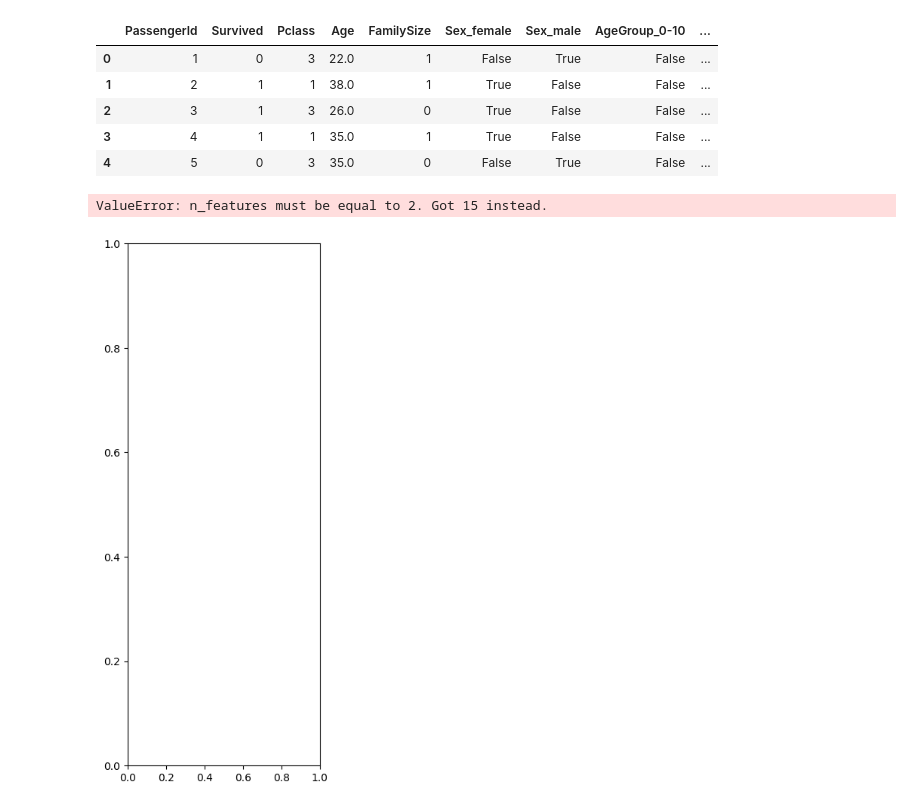
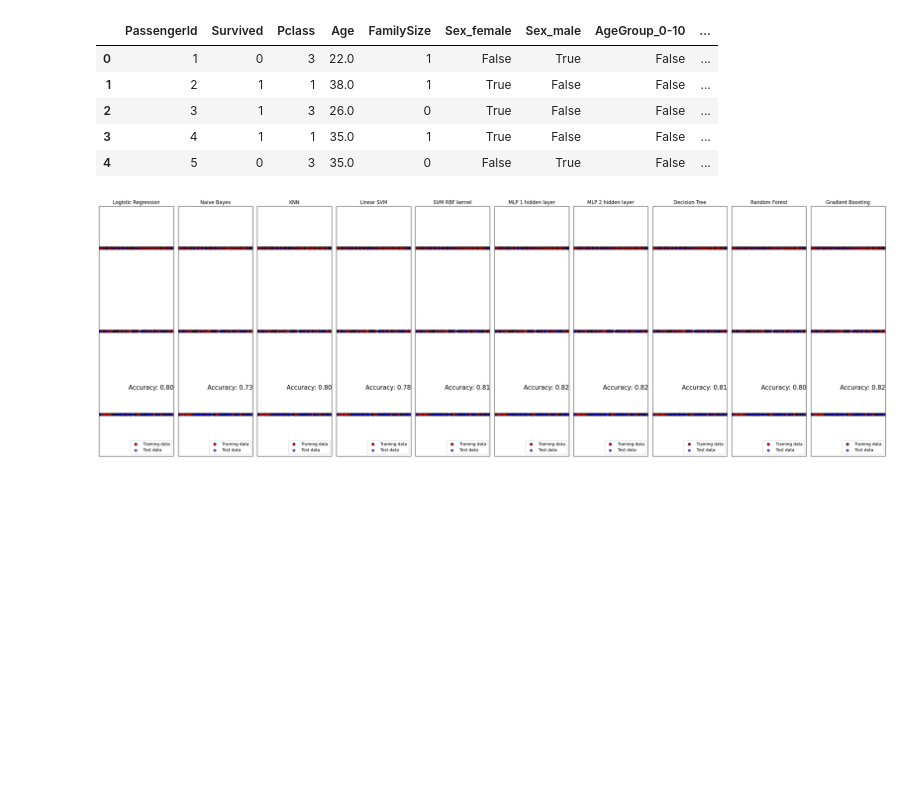
Before and after one commit to gsutjijadi/IBDA2032, a Jupyter notebook: TI5_17/TI5_17.ipynb, the cells around one changed output. Saved outputs shown, nothing was run; the diff lists cells and outputs as text; code cells hidden in the pictures; blank space fills up the shorter version.

Commit message:
membenarkan plotting

```diff
--- a/TI5_17/TI5_17.ipynb
+++ b/TI5_17/TI5_17.ipynb
@@ -75,64 +72,65 @@ kf = KFold(n_splits=5, shuffle=True, random_state=42)
 # %%
 names = [
-    "Nearest Neighbors",
+    "Logistic Regression",
+    "Naive Bayes",
+    "KNN",
     "Linear SVM",
-    "RBF SVM",
+    "SVM RBF kernel",
+    "MLP 1 hidden layer",
+    "MLP 2 hidden layer",
     "Decision Tree",
     "Random Forest",
-    "Neural Net",
-    "Naive Bayes",
+    "Gradient Boosting"
 ]
 
 classifiers = [
+    LogisticRegression(),
+    GaussianNB(),
     KNeighborsClassifier(3),
     SVC(kernel="linear", C=0.025, random_state=42),
     SVC(gamma=2, C=1, random_state=42),
+    MLPClassifier(hidden_layer_sizes=(100,), alpha=1, max_iter=1000, random_state=42),
+    MLPClassifier(hidden_layer_sizes=(100, 100), alpha=1, max_iter=1000, random_state=42),
     DecisionTreeClassifier(max_depth=5, random_state=42),
-    RandomForestClassifier(
-        max_depth=5, n_estimators=10, max_features=1, random_state=42
-    ),
-    MLPClassifier(alpha=1, max_iter=1000, random_state=42),
-    GaussianNB(),
+    RandomForestClassifier(max_depth=5, n_estimators=10, max_features=1, random_state=42),
+    GradientBoostingClassifier(n_estimators=100, learning_rate=1.0, max_depth=1, random_state=42)
 ]
 # %%
-cm = plt.cm.RdBu
-cm_bright = ListedColormap(["#FF0000", "#0000FF"])
 figure = plt.figure(figsize=(27, 9))
 n_classifiers = len(classifiers)
 
 # Plotting
 for i, clf in enumerate(classifiers):
     ax = plt.subplot(1, n_classifiers, i + 1)
     clf = make_pipeline(StandardScaler(), clf)
 
     # Track scores for each fold
     scores = []
     for train_index, test_index in kf.split(X):
         X_train, X_test = X.iloc[train_index], X.iloc[test_index]
         y_train, y_test = y.iloc[train_index], y.iloc[test_index]
 
         # Fit the classifier and calculate accuracy
         clf.fit(X_train, y_train)
         y_pred = clf.predict(X_test)
         score = accuracy_score(y_test, y_pred)
         scores.append(score)
 
     # Calculate average score across folds
     avg_score = np.mean(scores)
 
-    # Plot decision boundary
-    DecisionBoundaryDisplay.from_estimator(clf, X.values, cmap=cm, alpha=0.8, ax=ax, eps=0.5)
-    ax.scatter(X_train.iloc[:, 0], X_train.iloc[:, 1], c=y_train, cmap=cm_bright, edgecolors="k")
-    ax.scatter(X_test.iloc[:, 0], X_test.iloc[:, 1], c=y_test, cmap=cm_bright, alpha=0.6, edgecolors="k")
+    # Scatter plot
+    ax.scatter(X_train.iloc[:, 0], X_train.iloc[:, 1], c=y_train, cmap=cm_bright, edgecolors="k", label="Training data")
+    ax.scatter(X_test.iloc[:, 0], X_test.iloc[:, 1], c=y_test, cmap=cm_bright, alpha=0.6, edgecolors="k", label="Test data")
     ax.set_xlim(X.values[:, 0].min() - 0.5, X.values[:, 0].max() + 0.5)
     ax.set_ylim(X.values[:, 1].min() - 0.5, X.values[:, 1].max() + 0.5)
     ax.set_xticks(())
     ax.set_yticks(())
     ax.set_title(names[i])
     ax.text(X.values[:, 0].max() - 0.3, X.values[:, 1].min() + 0.3, f"Accuracy: {avg_score:.2f}", size=15, horizontalalignment="right")
+    ax.legend(loc='lower right')
 
 plt.tight_layout()
 plt.show()
 # %% [output]
-ValueError: n_features must be equal to 2. Got 15 instead.
-[figure, old version]
+[figure, new version]
```
Also changed, not shown: parts of 3 cells of this notebook.
